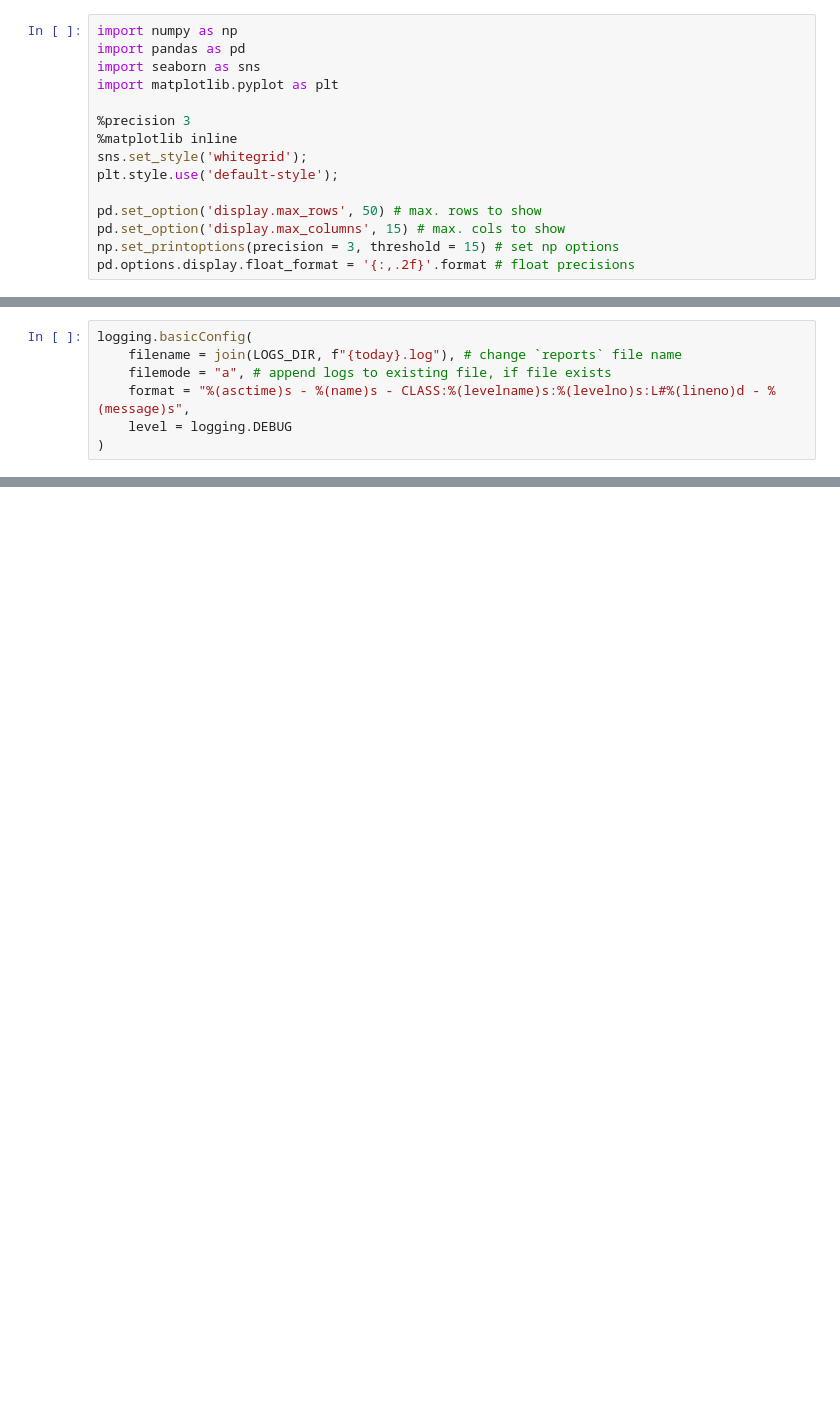
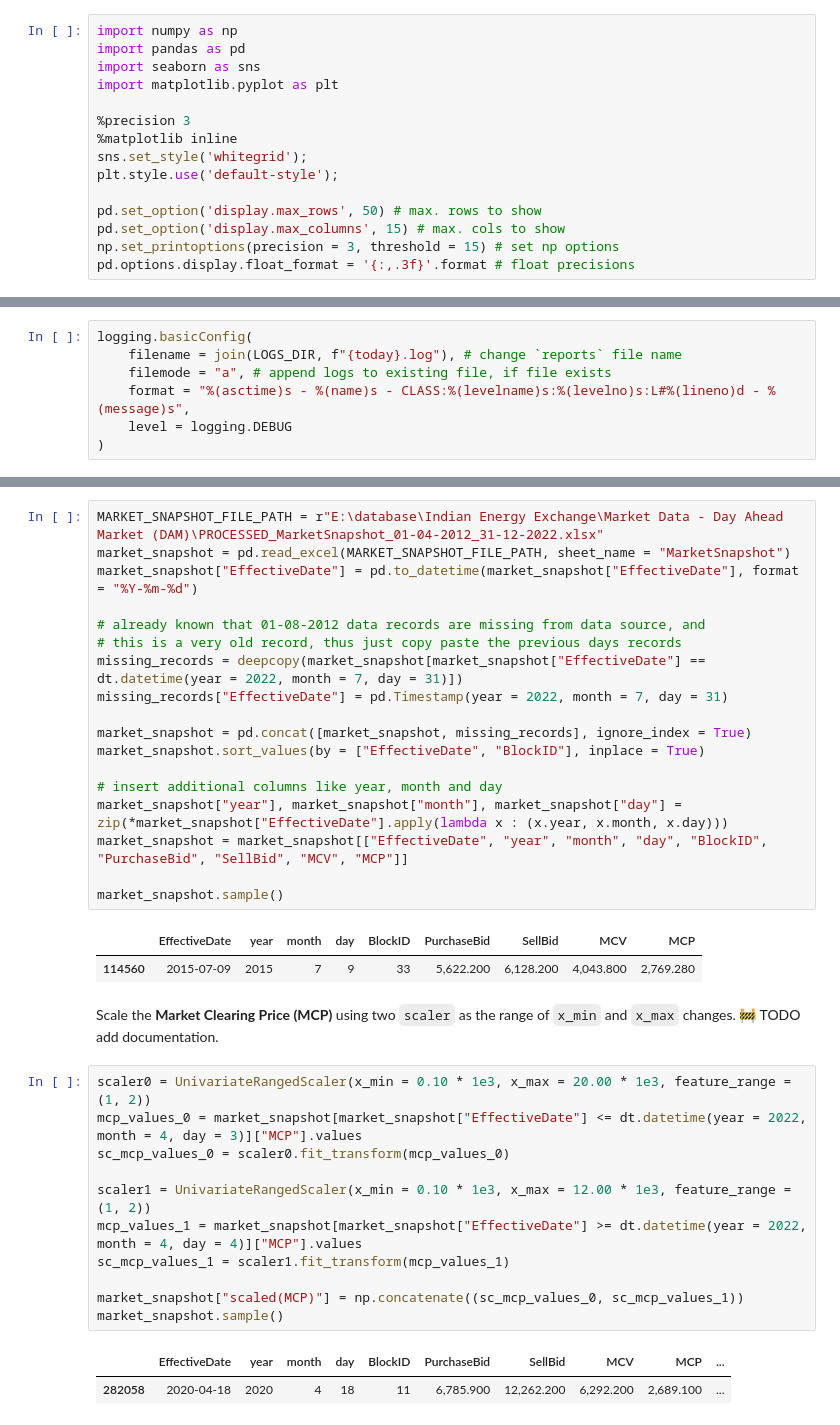
Before and after one commit to neuralNOD/nn-core, a Jupyter notebook: notebooks/Basic LSTM Approach to Predict MCP using Univariate Approach.ipynb, the cells around one changed output, grey strips where cells are left out. Drawn from its saved outputs; the diff is of its cells as text; blank space fills up the shorter version.

```diff
--- a/notebooks/Basic LSTM Approach to Predict MCP using Univariate Approach.ipynb
+++ b/notebooks/Basic LSTM Approach to Predict MCP using Univariate Approach.ipynb
@@ -79,4 +87,4 @@ plt.style.use('default-style');
 pd.set_option('display.max_rows', 50) # max. rows to show
 pd.set_option('display.max_columns', 15) # max. cols to show
 np.set_printoptions(precision = 3, threshold = 15) # set np options
-pd.options.display.float_format = '{:,.2f}'.format # float precisions
+pd.options.display.float_format = '{:,.3f}'.format # float precisions
@@ -146,3 +193,40 @@ A typical machine learning project revolves around six important stages (as avai
  2. **Model Development:** From understanding to deployment, this section address development (training, validating and testing) of an machine learning model.
 
 ![ML Life Cycle](https://docs.aws.amazon.com/wellarchitected/latest/machine-learning-lens/images/ml-lifecycle.png)
+# %%
+MARKET_SNAPSHOT_FILE_PATH = r"E:\database\Indian Energy Exchange\Market Data - Day Ahead Market (DAM)\PROCESSED_MarketSnapshot_01-04-2012_31-12-2022.xlsx"
+market_snapshot = pd.read_excel(MARKET_SNAPSHOT_FILE_PATH, sheet_name = "MarketSnapshot")
+market_snapshot["EffectiveDate"] = pd.to_datetime(market_snapshot["EffectiveDate"], format = "%Y-%m-%d")
+
+# already known that 01-08-2012 data records are missing from data source, and
+# this is a very old record, thus just copy paste the previous days records
+missing_records = deepcopy(market_snapshot[market_snapshot["EffectiveDate"] == dt.datetime(year = 2022, month = 7, day = 31)])
+missing_records["EffectiveDate"] = pd.Timestamp(year = 2022, month = 7, day = 31)
+
+market_snapshot = pd.concat([market_snapshot, missing_records], ignore_index = True)
+market_snapshot.sort_values(by = ["EffectiveDate", "BlockID"], inplace = True)
+
+# insert additional columns like year, month and day
+market_snapshot["year"], market_snapshot["month"], market_snapshot["day"] = zip(*market_snapshot["EffectiveDate"].apply(lambda x : (x.year, x.month, x.day)))
+market_snapshot = market_snapshot[["EffectiveDate", "year", "month", "day", "BlockID", "PurchaseBid", "SellBid", "MCV", "MCP"]]
+
+market_snapshot.sample()
+# %% [output]
+|  | EffectiveDate | year | month | day | BlockID | PurchaseBid | SellBid | MCV | MCP |
+| 114560 | 2015-07-09 | 2015 | 7 | 9 | 33 | 5,622.200 | 6,128.200 | 4,043.800 | 2,769.280 |
+# %% [markdown]
+Scale the **Market Clearing Price (MCP)** using two `scaler` as the range of `x_min` and `x_max` changes. 🚧 TODO add documentation.
+# %%
+scaler0 = UnivariateRangedScaler(x_min = 0.10 * 1e3, x_max = 20.00 * 1e3, feature_range = (1, 2))
+mcp_values_0 = market_snapshot[market_snapshot["EffectiveDate"] <= dt.datetime(year = 2022, month = 4, day = 3)]["MCP"].values
+sc_mcp_values_0 = scaler0.fit_transform(mcp_values_0)
+
+scaler1 = UnivariateRangedScaler(x_min = 0.10 * 1e3, x_max = 12.00 * 1e3, feature_range = (1, 2))
+mcp_values_1 = market_snapshot[market_snapshot["EffectiveDate"] >= dt.datetime(year = 2022, month = 4, day = 4)]["MCP"].values
+sc_mcp_values_1 = scaler1.fit_transform(mcp_values_1)
+
+market_snapshot["scaled(MCP)"] = np.concatenate((sc_mcp_values_0, sc_mcp_values_1))
+market_snapshot.sample()
+# %% [output]
+|  | EffectiveDate | year | month | day | BlockID | PurchaseBid | SellBid | MCV | MCP | ... |
+| 282058 | 2020-04-18 | 2020 | 4 | 18 | 11 | 6,785.900 | 12,262.200 | 6,292.200 | 2,689.100 | ... |
```
Also changed, not shown: parts of 21 cells of this notebook, 1 other file.
